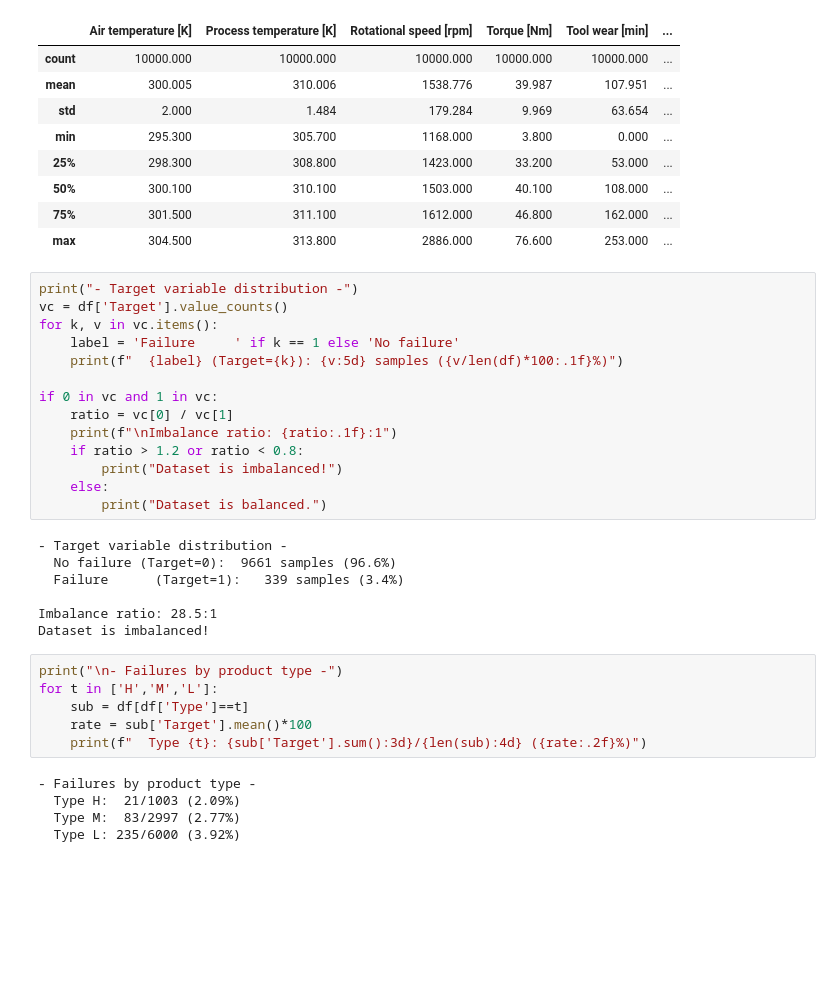
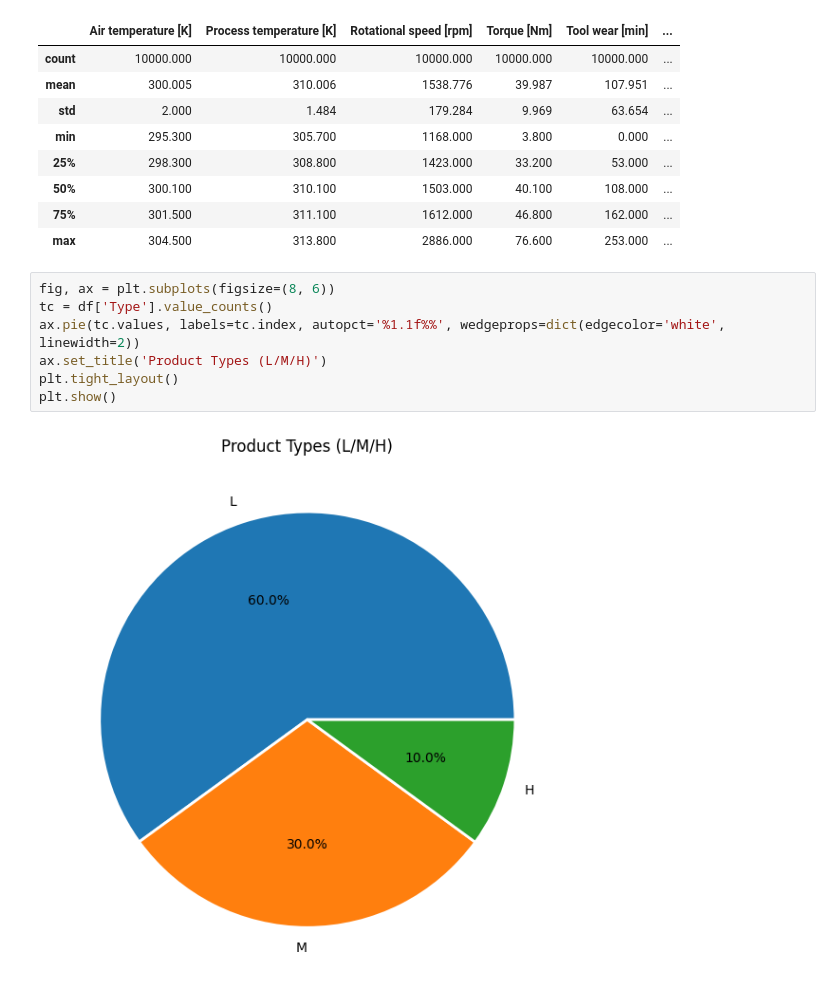
Before and after one commit to hadoyyo/Machine-Predictive-Maintenance-Expert-System, a Jupyter notebook: machine_predictive_maintenance.ipynb, the cells around one changed output. Drawn from its saved outputs; the diff is of its cells as text; blank space fills up the shorter version.

Commit message:
add data visualizations

```diff
--- a/machine_predictive_maintenance.ipynb
+++ b/machine_predictive_maintenance.ipynb
@@ -75,35 +75,12 @@ df[num_features + ['Target']].describe().round(3)
 | 50% | 300.100 | 310.100 | 1503.000 | 40.100 | 108.000 | ... |
 | 75% | 301.500 | 311.100 | 1612.000 | 46.800 | 162.000 | ... |
 | max | 304.500 | 313.800 | 2886.000 | 76.600 | 253.000 | ... |
-# %%
-print("- Target variable distribution -")
-vc = df['Target'].value_counts()
-for k, v in vc.items():
-    label = 'Failure     ' if k == 1 else 'No failure'
-    print(f"  {label} (Target={k}): {v:5d} samples ({v/len(df)*100:.1f}%)")
-
-if 0 in vc and 1 in vc:
-    ratio = vc[0] / vc[1]
-    print(f"\nImbalance ratio: {ratio:.1f}:1")
-    if ratio > 1.2 or ratio < 0.8:
-        print("Dataset is imbalanced!")
-    else:
-        print("Dataset is balanced.")
-# %% [output]
-- Target variable distribution -
-  No failure (Target=0):  9661 samples (96.6%)
-  Failure      (Target=1):   339 samples (3.4%)
-
-Imbalance ratio: 28.5:1
-Dataset is imbalanced!
-# %%
-print("\n- Failures by product type -")
-for t in ['H','M','L']:
-    sub = df[df['Type']==t]
-    rate = sub['Target'].mean()*100
-    print(f"  Type {t}: {sub['Target'].sum():3d}/{len(sub):4d} ({rate:.2f}%)")
-# %% [output]
-- Failures by product type -
-  Type H:  21/1003 (2.09%)
-  Type M:  83/2997 (2.77%)
-  Type L: 235/6000 (3.92%)
+# %%
+fig, ax = plt.subplots(figsize=(8, 6))
+tc = df['Type'].value_counts()
+ax.pie(tc.values, labels=tc.index, autopct='%1.1f%%', wedgeprops=dict(edgecolor='white', linewidth=2))
+ax.set_title('Product Types (L/M/H)')
+plt.tight_layout()
+plt.show()
+# %% [output]
+[figure, added]
```
Also changed, not shown: parts of 16 cells of this notebook.
